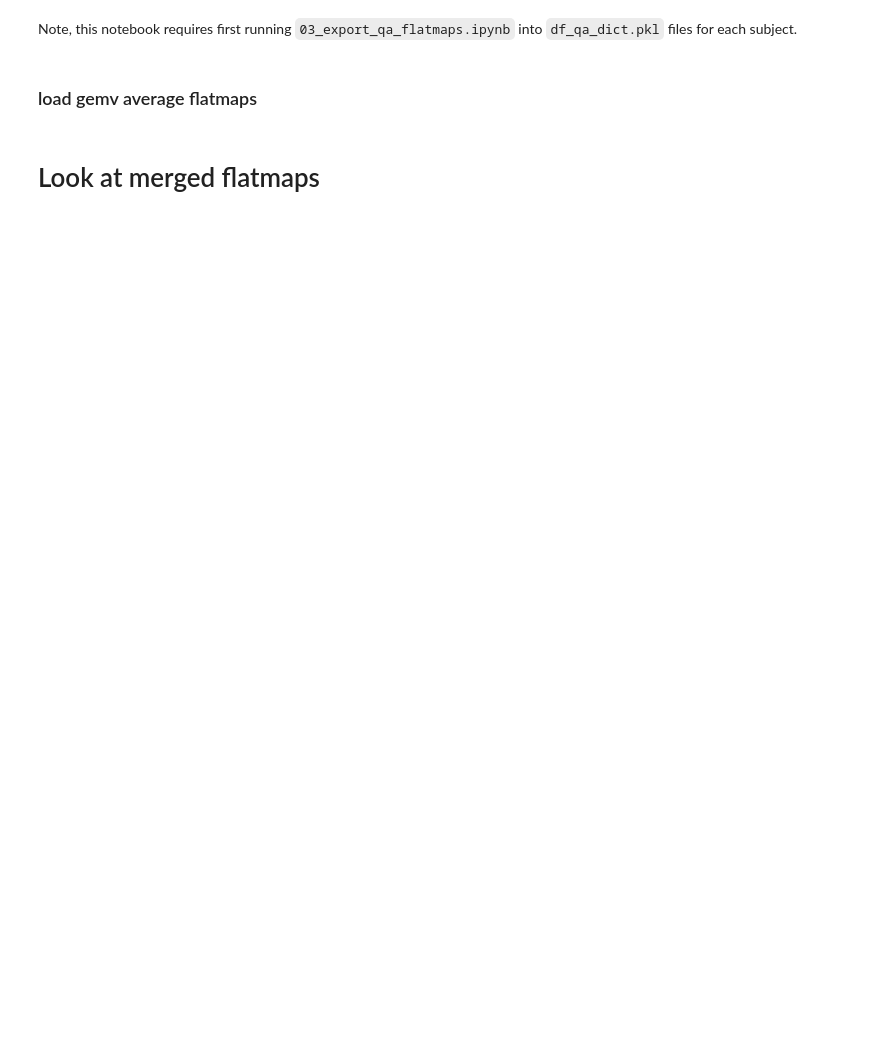
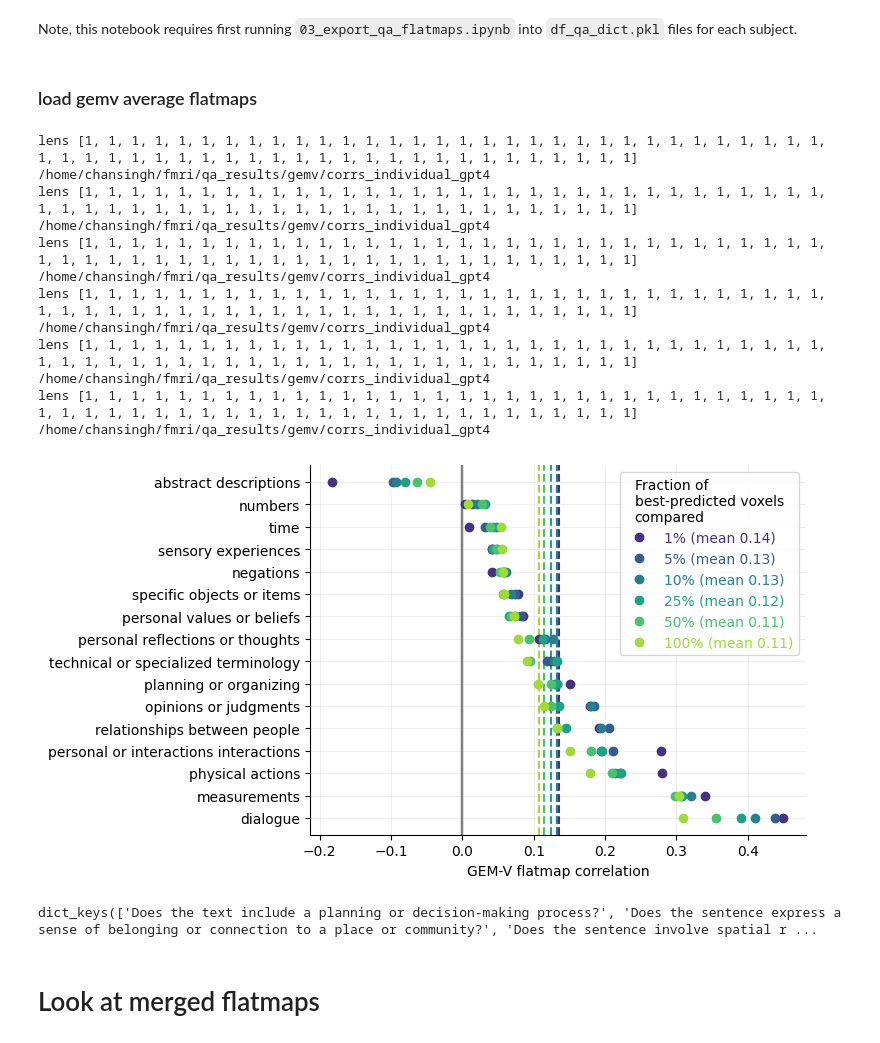
Before and after one commit to csinva/fmri, a Jupyter notebook: notebooks_gpt4/05_gemv_compare.ipynb, the cells around one changed output. Saved outputs shown, nothing was run; the diff lists cells and outputs as text; code cells hidden in the pictures; blank space fills up the shorter version.

Commit message:
actually fix wordrate

```diff
--- a/notebooks_gpt4/05_gemv_compare.ipynb
+++ b/notebooks_gpt4/05_gemv_compare.ipynb
@@ -103,16 +111,18 @@ gemv_list += [
 # %%
 # load qa weights
 subject = 'UTS02'
-apply_mask = True
 frac_voxels_to_keep_list = [0.01, 0.05, 0.1, 0.25, 0.5, 1]
 for j, frac_voxels_to_keep in enumerate(frac_voxels_to_keep_list):
     flatmaps_qa_list = defaultdict(list)
     # , 'individual_35', full_35', 'shapley_35', 'individual_gpt4',
-    for setting in ['individual_gpt4', 'individual_gpt4', 'individual_gpt4', 'shapley_35']:
+    # for setting in ['individual_gpt4', 'shapley_35']:
+    for setting in ['individual_gpt4']:
+        # for setting in ['full_35_wordrate']:
         flatmaps_qa = joblib.load(
             join(PROCESSED_DIR, subject.replace('UT', ''), setting + '.pkl'))
         for q in flatmaps_qa.keys():
             flatmaps_qa_list[q].append(flatmaps_qa[q])
+    print('lens', [len(flatmaps_qa_list[q]) for q in flatmaps_qa_list.keys()])
     flatmaps_qa = {
         q: np.mean(flatmaps_qa_list[q], axis=0)
         for q in flatmaps_qa_list.keys()}
@@ -123,6 +133,9 @@ for j, frac_voxels_to_keep in enumerate(frac_voxels_to_keep_list):
         'qa_weight': qa_list,
         'gemv_avg_resp': gemv_list,
     })
+    # filter only questions that exist in the flatmaps
+    questions_names_df = questions_names_df[questions_names_df['qa_weight'].isin(
+        flatmaps_qa.keys())]
 
     if isinstance(flatmaps_qa, pd.DataFrame):
         questions_names_df = questions_names_df[questions_names_df['qa_weight'].isin(
@@ -146,31 +159,31 @@ for j, frac_voxels_to_keep in enumerate(frac_voxels_to_keep_list):
         corrs_test, 100 * (1 - frac_voxels_to_keep))).astype(bool)
 
     # # save flatmaps
-    if frac_voxels_to_keep in [0.1, 1]:
+    # if frac_voxels_to_keep in [0.1, 1]:
 
-        # apply mask as nans
-        for i in range(len(flatmaps_qa)):
-            flatmaps_qa[i][~corrs_test_mask] = np.nan
-            flatmaps_gemv[i][~corrs_test_mask] = np.nan
+    #     # apply mask as nans
+    #     for i in range(len(flatmaps_qa)):
+    #         flatmaps_qa[i][~corrs_test_mask] = np.nan
+    #         flatmaps_gemv[i][~corrs_test_mask] = np.nan
 
-        for i in tqdm(range(len(flatmaps_qa))):
-            sasc.viz.quickshow(
-                flatmaps_qa[i],
-                subject=subject,
-                fname_save=join(repo_dir, 'qa_results', 'gemv', subject,
-                                f'frac_voxels={frac_voxels_to_keep}',
-                                setting, f'{titles_gt[i]}.png'),
-                cmap='RdYlBu_r',
-            )
+    #     for i in tqdm(range(len(flatmaps_qa))):
+    #         sasc.viz.quickshow(
+    #             flatmaps_qa[i],
+    #             subject=subject,
+    #             fname_save=join(repo_dir, 'qa_results', 'gemv', subject,
+    #                             f'frac_voxels={frac_voxels_to_keep}',
+    #                             setting, f'{titles_gt[i]}.png'),
+    #             cmap='RdYlBu_r',
+    #         )
 
-            sasc.viz.quickshow(
-                flatmaps_gemv[i],
-                subject=subject,
-                fname_save=join(repo_dir, 'qa_results', 'gemv', subject,
-                                f'frac_voxels={frac_voxels_to_keep}',
-                                'gemv', f'{titles_gt[i]}.png'),
-                cmap='RdYlBu_r',
-            )
+    #         sasc.viz.quickshow(
+    #             flatmaps_gemv[i],
+    #             subject=subject,
+    #             fname_save=join(repo_dir, 'qa_results', 'gemv', subject,
+    #                             f'frac_voxels={frac_voxels_to_keep}',
+    #                             'gemv', f'{titles_gt[i]}.png'),
+    #             cmap='RdYlBu_r',
+    #         )
 
     flatmaps_qa = [flatmaps_qa[i][corrs_test_mask]
                    for i in range(len(flatmaps_qa))]
@@ -185,33 +198,51 @@ for j, frac_voxels_to_keep in enumerate(frac_voxels_to_keep_list):
         titles_gt=titles_gt,
     )
     corrs_df = pd.DataFrame({'corrs': np.diag(
         corrs.values), 'questions': corrs.columns}).sort_values('corrs', ascending=False)
     corrs_df.to_pickle(join(repo_dir, 'qa_results', 'gemv',
                             setting + '_corrs_df.pkl'))
 
     colors = sns.color_palette('viridis', len(frac_voxels_to_keep_list))
     viz.corr_bars(
         corrs,
         out_dir_save=join(repo_dir, 'qa_results', 'gemv',
                           'corrs_' + setting),
         xlab='GEM-V',
         color=colors[j],
         label=f'{frac_voxels_to_keep * 100:.0f}%',
     )
     # plt.savefig(join(out_dir_save, 'corrs_barplot.pdf'), bbox_inches='tight')
     # plt.savefig(join(out_dir_save, 'corrs_barplot.png'),
     #             bbox_inches='tight', dpi=300)
     # plt.show()
 
 # center legend text
 plt.legend(title='Fraction of\nbest-predicted voxels\ncompared',
            labelcolor='linecolor')
 # plt.tight_layout()
 plt.savefig(join(repo_dir, 'qa_results', 'gemv', subject, 'corrs_barplot.pdf'),
             bbox_inches='tight')
 plt.savefig(join(repo_dir, 'qa_results', 'gemv', subject, 'corrs_barplot.png'),
             bbox_inches='tight', dpi=300)
 plt.show()
+# %% [output]
+lens [1, 1, 1, 1, 1, 1, 1, 1, 1, 1, 1, 1, 1, 1, 1, 1, 1, 1, 1, 1, 1, 1, 1, 1, 1, 1, 1, 1, 1, 1, 1, 1, 1, 1, 1, 1, 1, 1, 1, 1, 1, 1, 1, 1, 1, 1, 1, 1, 1, 1, 1, 1, 1, 1, 1, 1, 1, 1]
+/home/chansingh/fmri/qa_results/gemv/corrs_individual_gpt4
+lens [1, 1, 1, 1, 1, 1, 1, 1, 1, 1, 1, 1, 1, 1, 1, 1, 1, 1, 1, 1, 1, 1, 1, 1, 1, 1, 1, 1, 1, 1, 1, 1, 1, 1, 1, 1, 1, 1, 1, 1, 1, 1, 1, 1, 1, 1, 1, 1, 1, 1, 1, 1, 1, 1, 1, 1, 1, 1]
+/home/chansingh/fmri/qa_results/gemv/corrs_individual_gpt4
+lens [1, 1, 1, 1, 1, 1, 1, 1, 1, 1, 1, 1, 1, 1, 1, 1, 1, 1, 1, 1, 1, 1, 1, 1, 1, 1, 1, 1, 1, 1, 1, 1, 1, 1, 1, 1, 1, 1, 1, 1, 1, 1, 1, 1, 1, 1, 1, 1, 1, 1, 1, 1, 1, 1, 1, 1, 1, 1]
+/home/chansingh/fmri/qa_results/gemv/corrs_individual_gpt4
+lens [1, 1, 1, 1, 1, 1, 1, 1, 1, 1, 1, 1, 1, 1, 1, 1, 1, 1, 1, 1, 1, 1, 1, 1, 1, 1, 1, 1, 1, 1, 1, 1, 1, 1, 1, 1, 1, 1, 1, 1, 1, 1, 1, 1, 1, 1, 1, 1, 1, 1, 1, 1, 1, 1, 1, 1, 1, 1]
+/home/chansingh/fmri/qa_results/gemv/corrs_individual_gpt4
+lens [1, 1, 1, 1, 1, 1, 1, 1, 1, 1, 1, 1, 1, 1, 1, 1, 1, 1, 1, 1, 1, 1, 1, 1, 1, 1, 1, 1, 1, 1, 1, 1, 1, 1, 1, 1, 1, 1, 1, 1, 1, 1, 1, 1, 1, 1, 1, 1, 1, 1, 1, 1, 1, 1, 1, 1, 1, 1]
+/home/chansingh/fmri/qa_results/gemv/corrs_individual_gpt4
+lens [1, 1, 1, 1, 1, 1, 1, 1, 1, 1, 1, 1, 1, 1, 1, 1, 1, 1, 1, 1, 1, 1, 1, 1, 1, 1, 1, 1, 1, 1, 1, 1, 1, 1, 1, 1, 1, 1, 1, 1, 1, 1, 1, 1, 1, 1, 1, 1, 1, 1, 1, 1, 1, 1, 1, 1, 1, 1]
+/home/chansingh/fmri/qa_results/gemv/corrs_individual_gpt4
+[figure, added]
+# %%
+flatmaps_qa.keys()
+# %% [output]
+dict_keys(['Does the text include a planning or decision-making process?', 'Does the sentence express a sense of belonging or connection to a place or community?', 'Does the sentence involve spatial r ...
 # %% [markdown]
 # Look at merged flatmaps
 # %%
```
Also changed, not shown: parts of 1 cell of this notebook, 10 other files.
